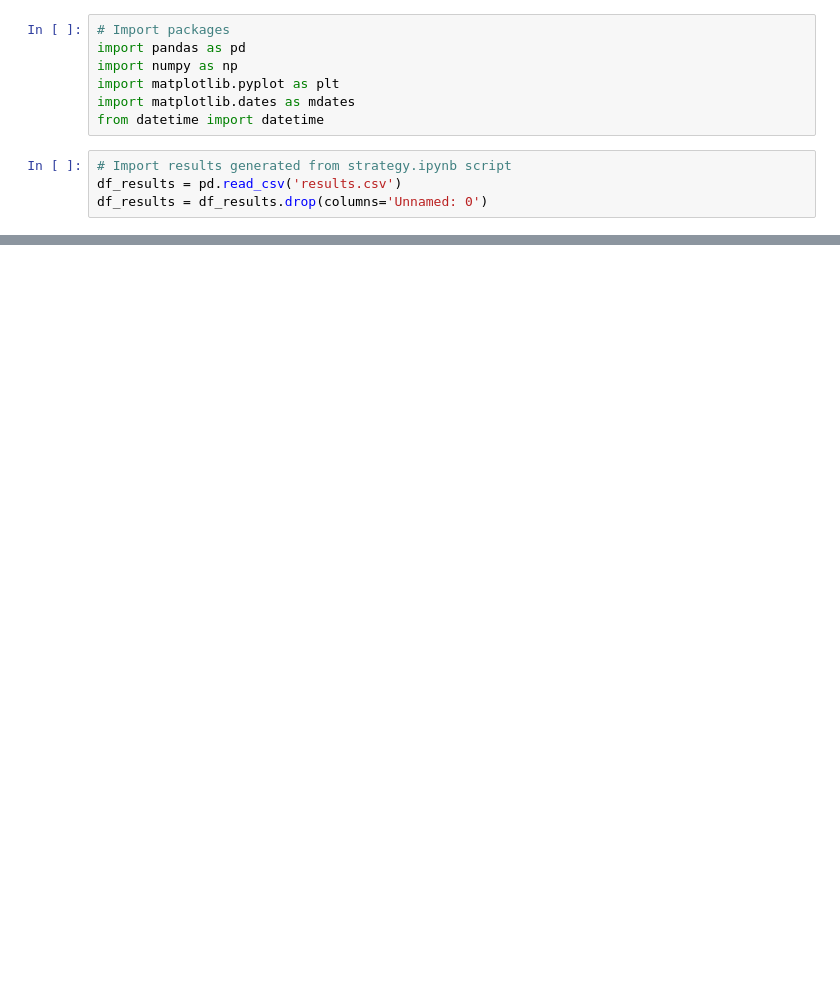
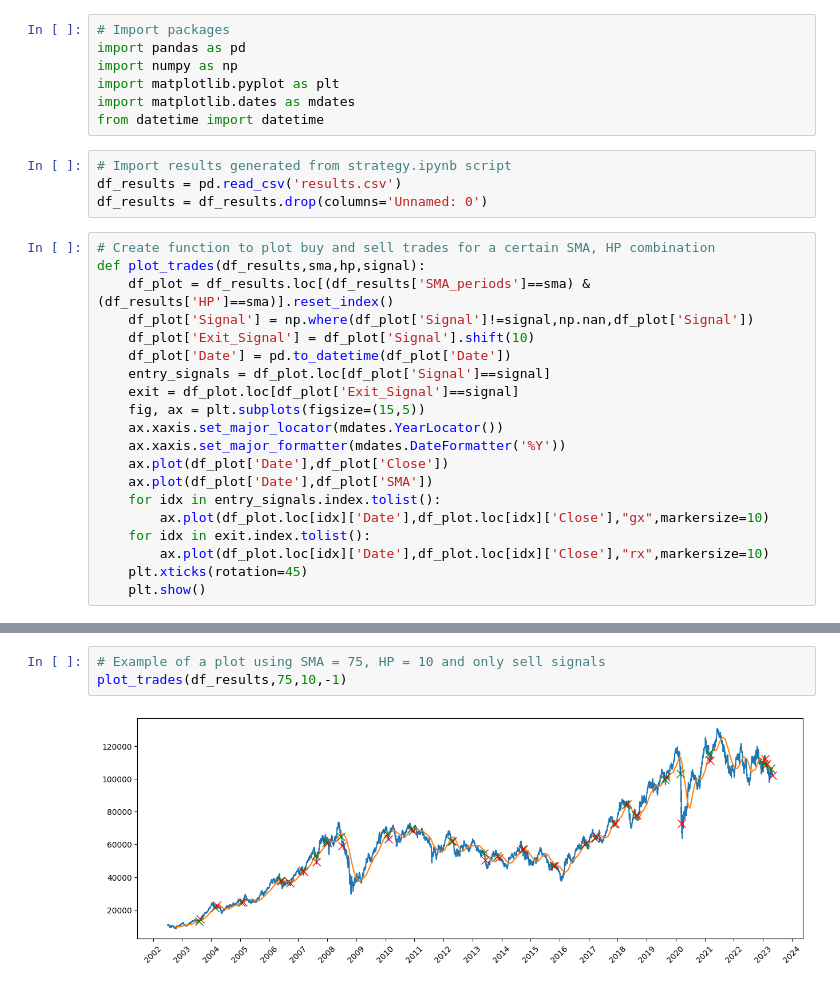
Before and after one commit to keraban-rocha/ibov-trading, a Jupyter notebook: results_analysis.ipynb, the cells around one changed output, grey strips where cells are left out. Saved outputs shown, nothing was run; the diff lists cells and outputs as text; blank space fills up the shorter version.

```diff
--- a/results_analysis.ipynb
+++ b/results_analysis.ipynb
@@ -9,4 +9,24 @@ from datetime import datetime
 # Import results generated from strategy.ipynb script
 df_results = pd.read_csv('results.csv')
 df_results = df_results.drop(columns='Unnamed: 0')
+# %%
+# Create function to plot buy and sell trades for a certain SMA, HP combination
+def plot_trades(df_results,sma,hp,signal):
+    df_plot = df_results.loc[(df_results['SMA_periods']==sma) & (df_results['HP']==sma)].reset_index()
+    df_plot['Signal'] = np.where(df_plot['Signal']!=signal,np.nan,df_plot['Signal'])
+    df_plot['Exit_Signal'] = df_plot['Signal'].shift(10)
+    df_plot['Date'] = pd.to_datetime(df_plot['Date'])
+    entry_signals = df_plot.loc[df_plot['Signal']==signal]
+    exit = df_plot.loc[df_plot['Exit_Signal']==signal]
+    fig, ax = plt.subplots(figsize=(15,5))
+    ax.xaxis.set_major_locator(mdates.YearLocator())
+    ax.xaxis.set_major_formatter(mdates.DateFormatter('%Y'))
+    ax.plot(df_plot['Date'],df_plot['Close'])
+    ax.plot(df_plot['Date'],df_plot['SMA'])
+    for idx in entry_signals.index.tolist():
+        ax.plot(df_plot.loc[idx]['Date'],df_plot.loc[idx]['Close'],"gx",markersize=10)
+    for idx in exit.index.tolist():
+        ax.plot(df_plot.loc[idx]['Date'],df_plot.loc[idx]['Close'],"rx",markersize=10)
+    plt.xticks(rotation=45)
+    plt.show()
 # %%
@@ -77,0 +64,5 @@ plt.show()
+# %%
+# Example of a plot using SMA = 75, HP = 10 and only sell signals
+plot_trades(df_results,75,10,-1)
+# %% [output]
+[figure, added]
```
Also changed, not shown: parts of 5 cells of this notebook, 1 other file.
